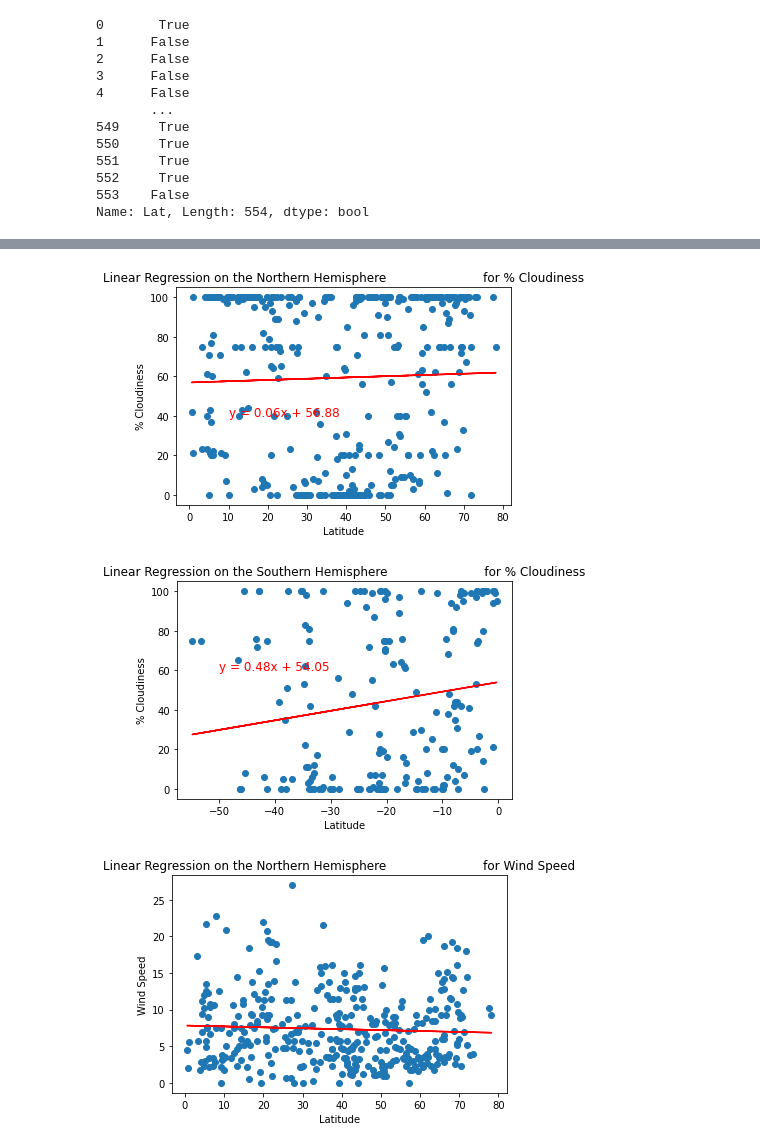
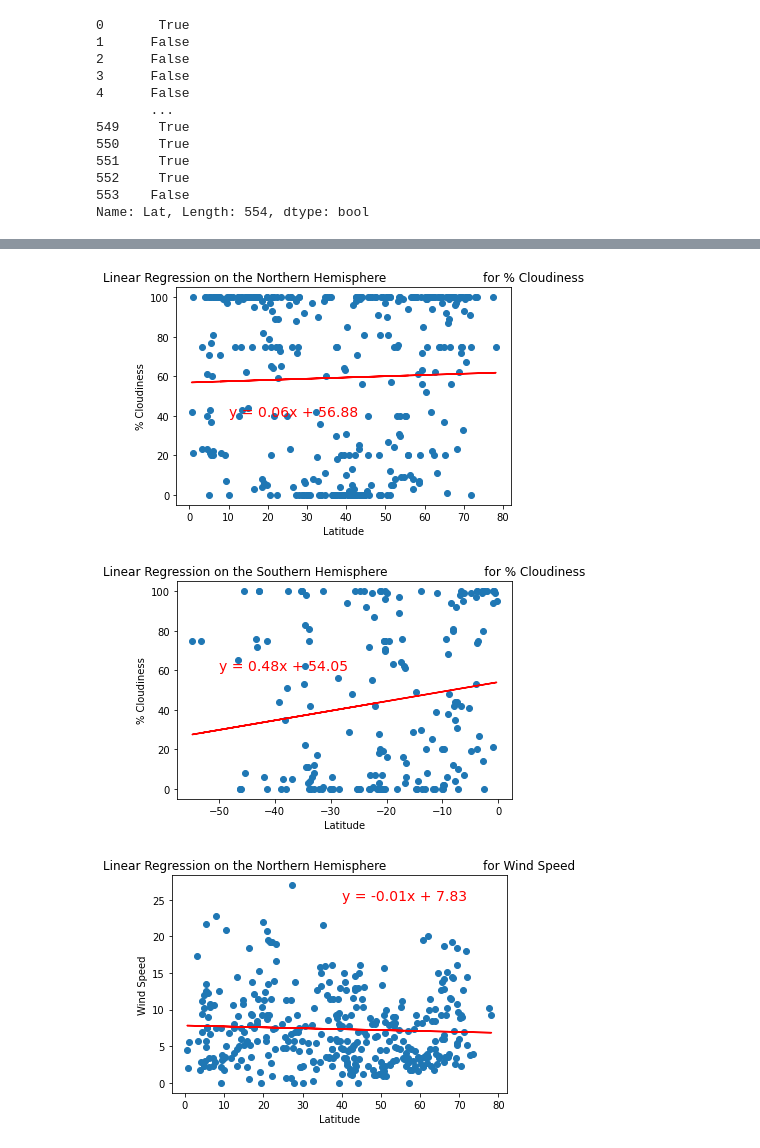
Before and after one commit to JJenkins27/world-weather-analysis, a Jupyter notebook: WeatherPy.ipynb, the cells around one changed output, grey strips where cells are left out. Drawn from its saved outputs; the diff is of its cells as text; code cells hidden in the pictures.

```diff
--- a/WeatherPy.ipynb
+++ b/WeatherPy.ipynb
@@ -269,7 +269,7 @@ def plot_linear_regression(x_values, y_values, title, y_label, text_coordinates)
     plt.scatter(x_values,y_values)
     plt.plot(x_values,regress_values,"r")
     # Annotate the text for the line equation.
-    plt.annotate(line_eq, text_coordinates, fontsize=12, color="red")
+    plt.annotate(line_eq, text_coordinates, fontsize=14, color="red")
     plt.title(title)
     plt.xlabel('Latitude')
     plt.ylabel(y_label)
@@ -365,7 +365,7 @@ plot_linear_regression(x_values, y_values,
                        'Linear Regression on the Northern Hemisphere \
                         for % Cloudiness', '% Cloudiness',(10,40))
 # %% [output]
-[figure, old version]
+[figure, new version]
 # %%
 # Linear regression on the Southern Hemisphere
 x_values = southern_hemi_df["Lat"]
@@ -375,17 +375,17 @@ plot_linear_regression(x_values, y_values,
                        'Linear Regression on the Southern Hemisphere \
                         for % Cloudiness', '% Cloudiness',(-50,60))
 # %% [output]
-[figure, old version]
+[figure, new version]
 # %%
 # Linear regression on the Northern Hemisphere
 x_values = northern_hemi_df["Lat"]
 y_values = northern_hemi_df["Wind Speed"]
 # Call the function.
 plot_linear_regression(x_values, y_values,
                        'Linear Regression on the Northern Hemisphere \
-                        for Wind Speed', 'Wind Speed',(40,35))
+                        for Wind Speed', 'Wind Speed',(40,25))
 # %% [output]
-[figure, old version]
+[figure, new version]
 # %%
 # Linear regression on the Southern Hemisphere
 x_values = southern_hemi_df["Lat"]
```
Also changed, not shown: parts of 5 cells of this notebook, 1 other file.
